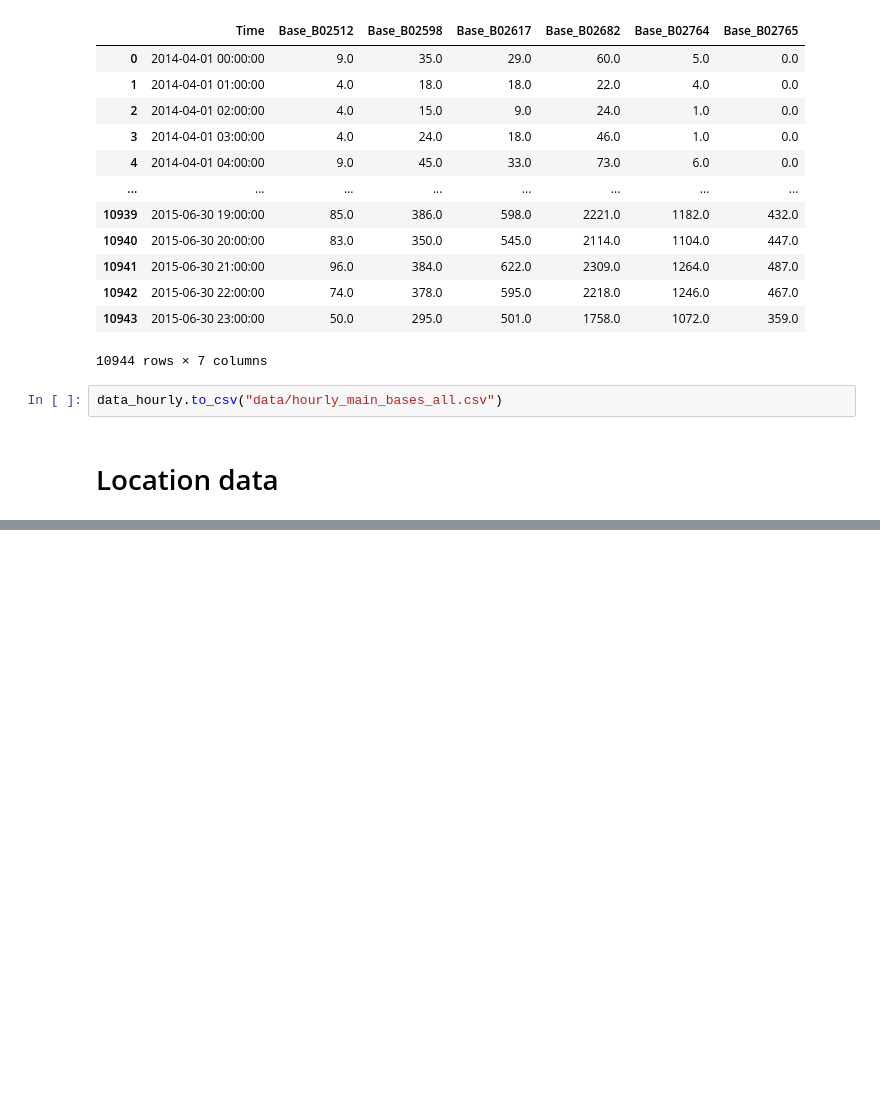
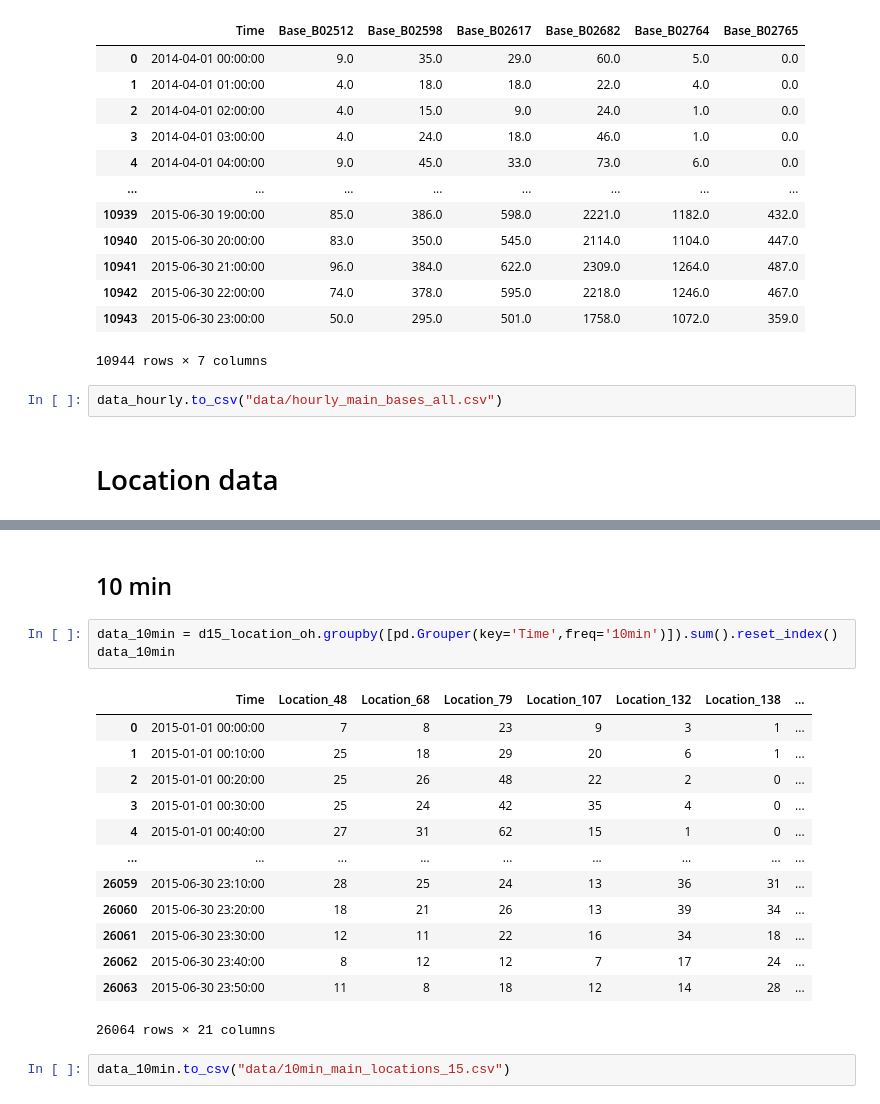
Before and after one commit to clementB94/time_series_project, a Jupyter notebook: merge_data.ipynb, the cells around one changed output, grey strips where cells are left out. Drawn from its saved outputs; the diff is of its cells as text; blank space fills up the shorter version.

```diff
--- a/merge_data.ipynb
+++ b/merge_data.ipynb
@@ -173,0 +235,21 @@ d15_location_oh = pd.get_dummies(d15_location)
+# %% [markdown]
+## 10 min
+# %%
+data_10min = d15_location_oh.groupby([pd.Grouper(key='Time',freq='10min')]).sum().reset_index()
+data_10min
+# %% [output]
+|  | Time | Location_48 | Location_68 | Location_79 | Location_107 | Location_132 | Location_138 | ... |
+| 0 | 2015-01-01 00:00:00 | 7 | 8 | 23 | 9 | 3 | 1 | ... |
+| 1 | 2015-01-01 00:10:00 | 25 | 18 | 29 | 20 | 6 | 1 | ... |
+| 2 | 2015-01-01 00:20:00 | 25 | 26 | 48 | 22 | 2 | 0 | ... |
+| 3 | 2015-01-01 00:30:00 | 25 | 24 | 42 | 35 | 4 | 0 | ... |
+| 4 | 2015-01-01 00:40:00 | 27 | 31 | 62 | 15 | 1 | 0 | ... |
+| ... | ... | ... | ... | ... | ... | ... | ... | ... |
+| 26059 | 2015-06-30 23:10:00 | 28 | 25 | 24 | 13 | 36 | 31 | ... |
+| 26060 | 2015-06-30 23:20:00 | 18 | 21 | 26 | 13 | 39 | 34 | ... |
+| 26061 | 2015-06-30 23:30:00 | 12 | 11 | 22 | 16 | 34 | 18 | ... |
+| 26062 | 2015-06-30 23:40:00 | 8 | 12 | 12 | 7 | 17 | 24 | ... |
+| 26063 | 2015-06-30 23:50:00 | 11 | 8 | 18 | 12 | 14 | 28 | ... |
+26064 rows × 21 columns
+# %%
+data_10min.to_csv("data/10min_main_locations_15.csv")
```
Also changed, not shown: parts of 9 cells of this notebook, 2 other files.
